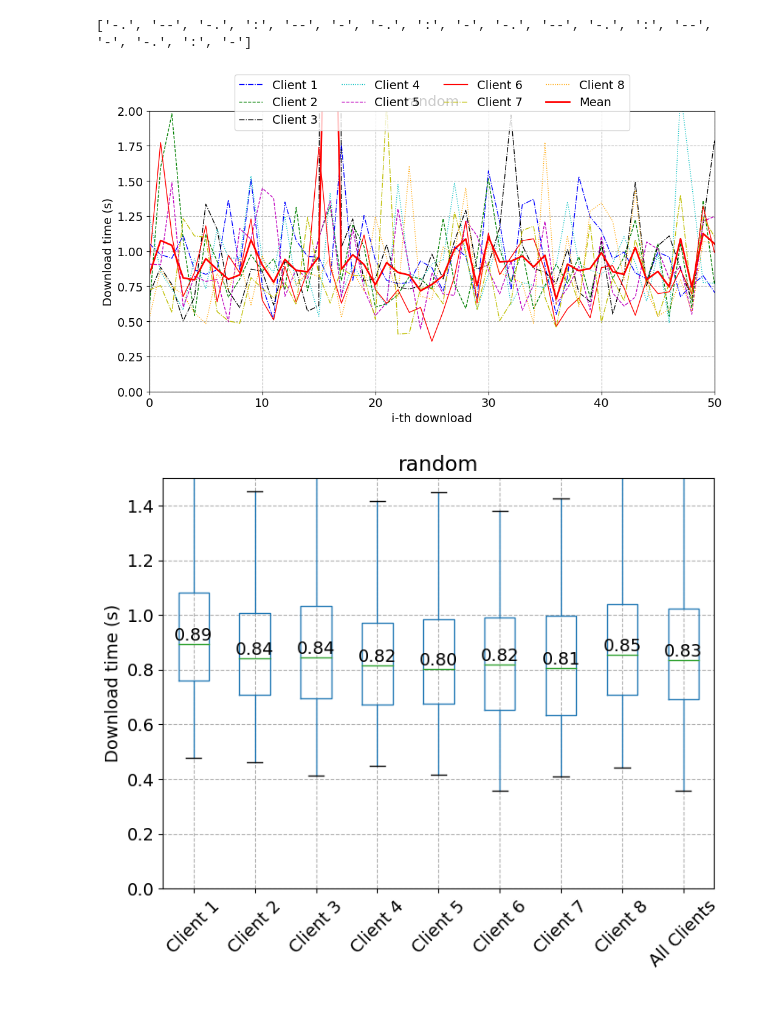
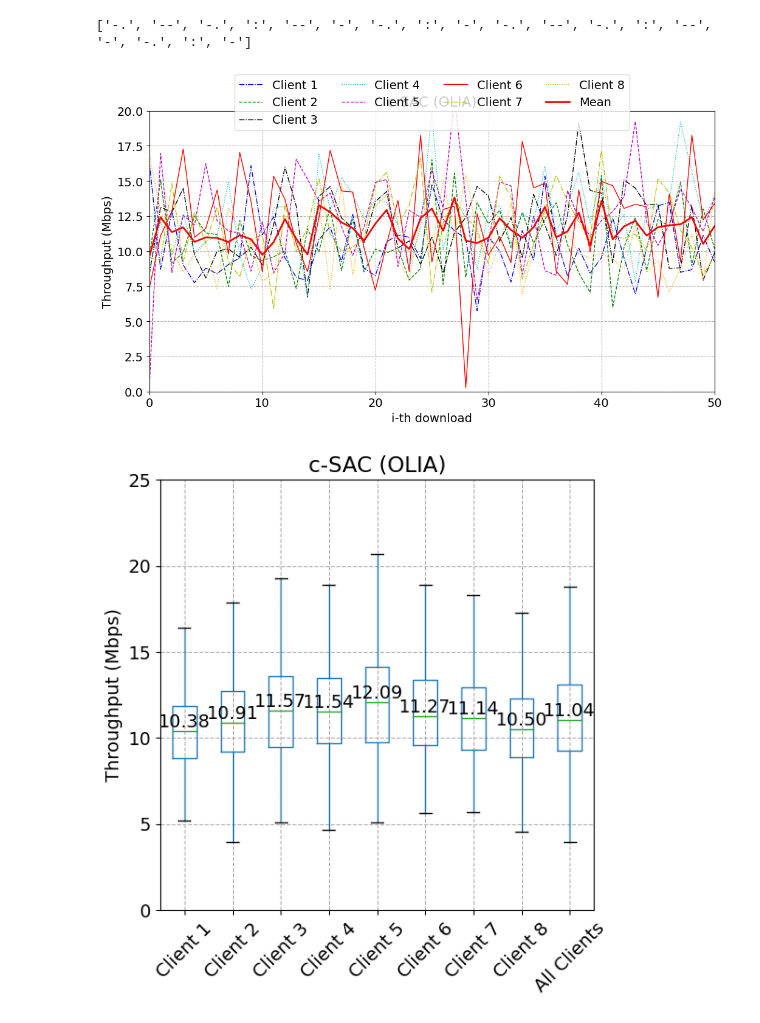
Before and after one commit to quic-vn/mpquic-drl, a Jupyter notebook: simulationFileServer/statistic/plot-multi.ipynb, the cells around one changed output. Saved outputs shown, nothing was run; the diff lists cells and outputs as text; code cells hidden in the pictures.

```diff
--- a/simulationFileServer/statistic/plot-multi.ipynb
+++ b/simulationFileServer/statistic/plot-multi.ipynb
@@ -5,10 +90,12 @@ from scipy.signal import savgol_filter
 
 # Define the number of files to read
 clt = 8
-sch = 'random'
+sch = 'sacmulti'
+schname = 'c-SAC (OLIA)'
+sena = 'diff'
 
 # Generate file paths based on the number of files (clt)
-file_paths = [f'../output/new/diff-{clt}/none-{clt}-1MB-0-0-50-15-10-0.9-{sch}-result{i+3}.csv' for i in range(clt)]
+file_paths = [f'../output/new/{sena}-{clt}/none-{clt}-1MB-0-0-50-15-10-0.9-{sch}-result{i+3}.csv' for i in range(clt)]
 
 # Read all the files into separate dataframes
 data_frames = [pd.read_csv(file, names=['data', 'timestamp']) for file in file_paths]
@@ -18,11 +105,11 @@ for df in data_frames:
     df['data'] = pd.to_numeric(df['data'], errors='coerce')
 
 # Extract the 'data' column from each DataFrame and slice from the 100th row onwards
-data_frames_1 = [df['data'][100:] for df in data_frames]
+data_frames_1 = [df['data'][1:] for df in data_frames]
 
 # Combine the 'data' columns into a single DataFrame
 combined_data = pd.DataFrame({f'file{i+1}': df.reset_index(drop=True) for i, df in enumerate(data_frames_1)})
-combined_data = combined_data / 1000  # Convert to seconds
+combined_data = 8 / (combined_data / 1000)  # Convert to seconds
 
 # Calculate the mean of the columns at each point
 combined_data['mean'] = combined_data.mean(axis=1)
@@ -44,39 +131,39 @@ print(line_styles)
 for column, name, style, color, lw in zip(combined_data.columns, legend_names, line_styles, colors, line_widths):
     plt.plot(combined_data[column], label=name, linestyle=style, color=color, linewidth=lw)
 
 plt.xlabel('i-th download')
-plt.ylabel('Download time (s)')
-plt.title(f'{sch}')
+plt.ylabel('Throughput (Mbps)')
+plt.title(f'{schname}')
 plt.xlim(0, 50)
-plt.ylim(0, 2)
+plt.ylim(0, 20)
 plt.legend()
 plt.legend(loc='upper center', bbox_to_anchor=(0.5, 1.15), ncol=clt // 2)
 plt.grid(True, linestyle="--")
 
 # Define custom x-tick labels
 x_tick_labels = [f'Client {i+1}' for i in range(clt)] + ['All Clients']
 
 # Create a new DataFrame for the boxplot
 boxplot_data = combined_data.drop(columns=['mean']).copy()
 boxplot_data = pd.concat([boxplot_data, all_clients], axis=1)
 
 # Plot the boxplot
-plt.figure(figsize=(8, 6))
+plt.figure(figsize=(6, 6))
 boxplot = boxplot_data.boxplot(patch_artist=False, showfliers=False)
-plt.ylabel('Download time (s)')
-plt.title(f'{sch}')
+plt.ylabel('Throughput (Mbps)')
+plt.title(f'{schname}')
 plt.grid(True, linestyle="--")
 
 # Set custom x-tick labels and rotate them 45 degrees
 plt.xticks(ticks=range(1, len(x_tick_labels) + 1), labels=x_tick_labels, rotation=45)
-plt.ylim(0, 1.5)
+plt.ylim(0, 25)
 
 medians = boxplot_data.median()
 for i in range(len(medians)):
     plt.text(i + 1, medians[i], f'{medians[i]:.2f}', ha='center', va='bottom', color='black')
 
 plt.show()
 # %% [output]
 ['-.', '--', '-.', ':', '--', '-', '-.', ':', '-', '-.', '--', '-.', ':', '--', '-', '-.', ':', '-']
-[figure, old version]
+[figure, new version]
-[figure, old version]
+[figure, new version]
```
Also changed, not shown: parts of 1 cell of this notebook, 14 other files.
